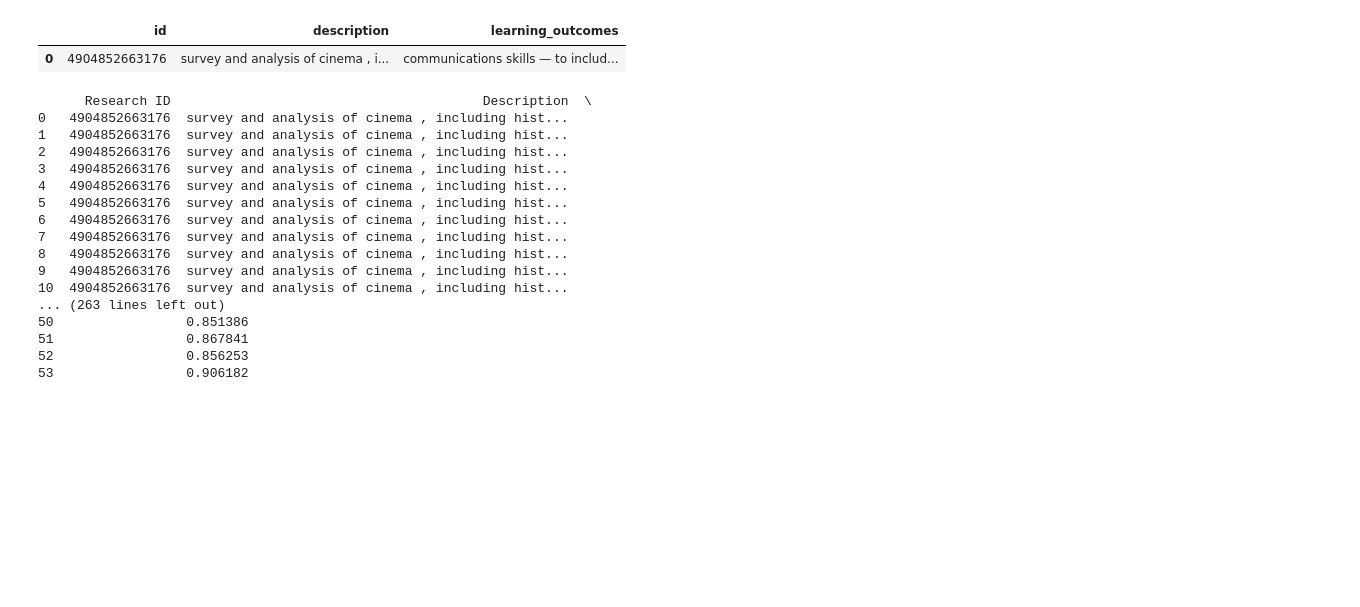
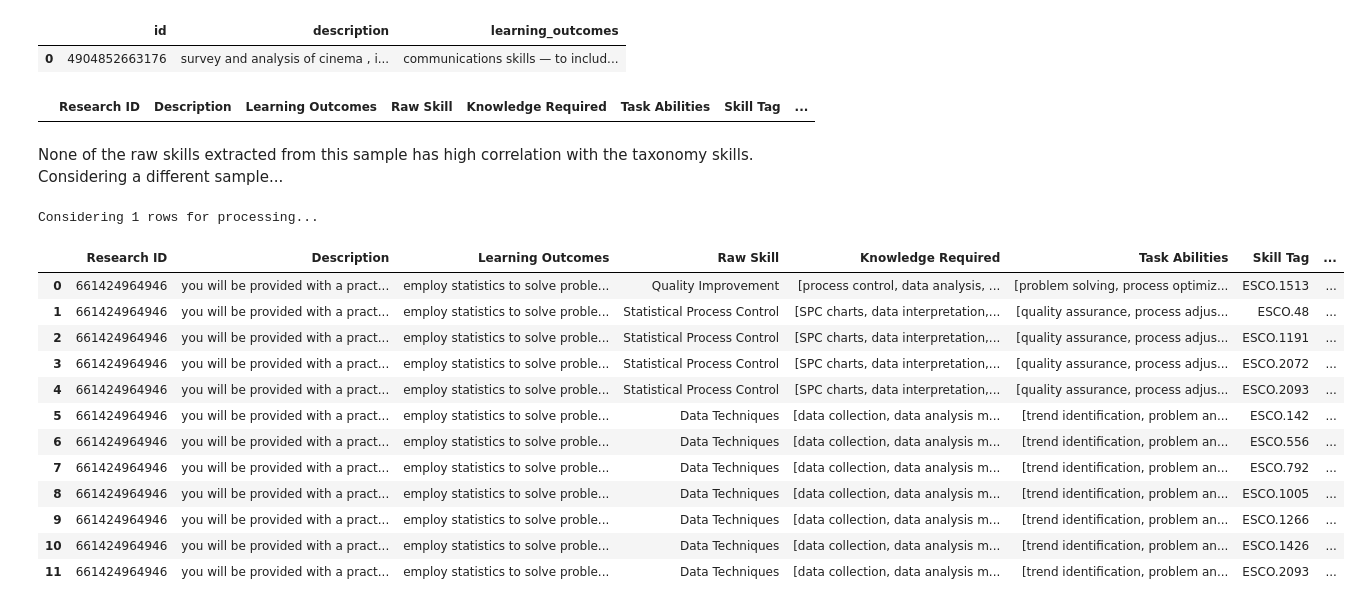
Before and after one commit to LAiSER-Software/extract-module, a Jupyter notebook: dev_space/Extract Function Colab Execution.ipynb, the cells around one changed output. Cells and saved outputs as stored; diff of their text form; code cells hidden in the pictures; blank space fills up the shorter version.

```diff
--- a/dev_space/Extract Function Colab Execution.ipynb
+++ b/dev_space/Extract Function Colab Execution.ipynb
@@ -178,23 +172,35 @@ syllabi_sample
 output = se.extractor(syllabi_sample, 'id', text_columns = ['description', 'learning_outcomes'], input_type = "syllabus")
 # %%
 # save the extracted skills to a csv file
-print(output)
+display(output)
 output.to_csv('extracted_skills_for_sample_syllabus.csv', index=False)
 # %% [output]
-      Research ID                                        Description  \
-0   4904852663176  survey and analysis of cinema , including hist...
-1   4904852663176  survey and analysis of cinema , including hist...
-2   4904852663176  survey and analysis of cinema , including hist...
-3   4904852663176  survey and analysis of cinema , including hist...
-4   4904852663176  survey and analysis of cinema , including hist...
-5   4904852663176  survey and analysis of cinema , including hist...
-6   4904852663176  survey and analysis of cinema , including hist...
-7   4904852663176  survey and analysis of cinema , including hist...
-8   4904852663176  survey and analysis of cinema , including hist...
-9   4904852663176  survey and analysis of cinema , including hist...
-10  4904852663176  survey and analysis of cinema , including hist...
-... (263 lines left out)
-50                 0.851386
-51                 0.867841
-52                 0.856253
-53                 0.906182
+|  | Research ID | Description | Learning Outcomes | Raw Skill | Knowledge Required | Task Abilities | Skill Tag | ... |
+# %% [markdown]
+None of the raw skills extracted from this sample has high correlation with the taxonomy skills. Considering a different sample...
+# %%
+syllabi = pd.read_csv("https://raw.githubusercontent.com/LAiSER-Software/datasets/refs/heads/master/syllabi-data/preprocessed_50_opensyllabus_syllabi_data.csv")
+syllabi = syllabi[['id', 'description', 'learning_outcomes']]
+syllabi_sample = syllabi[1:2]
+print("Considering", len(syllabi_sample), "rows for processing...")
+
+output = se.extractor(syllabi_sample, 'id', text_columns = ['description', 'learning_outcomes'], input_type = "syllabus")
+
+# save the extracted skills to a csv file
+display(output)
+output.to_csv('extracted_skills_for_sample_syllabus.csv', index=False)
+# %% [output]
+Considering 1 rows for processing...
+|  | Research ID | Description | Learning Outcomes | Raw Skill | Knowledge Required | Task Abilities | Skill Tag | ... |
+| 0 | 661424964946 | you will be provided with a pract... | employ statistics to solve proble... | Quality Improvement | [process control, data analysis, ... | [problem solving, process optimiz... | ESCO.1513 | ... |
+| 1 | 661424964946 | you will be provided with a pract... | employ statistics to solve proble... | Statistical Process Control | [SPC charts, data interpretation,... | [quality assurance, process adjus... | ESCO.48 | ... |
+| 2 | 661424964946 | you will be provided with a pract... | employ statistics to solve proble... | Statistical Process Control | [SPC charts, data interpretation,... | [quality assurance, process adjus... | ESCO.1191 | ... |
+| 3 | 661424964946 | you will be provided with a pract... | employ statistics to solve proble... | Statistical Process Control | [SPC charts, data interpretation,... | [quality assurance, process adjus... | ESCO.2072 | ... |
+| 4 | 661424964946 | you will be provided with a pract... | employ statistics to solve proble... | Statistical Process Control | [SPC charts, data interpretation,... | [quality assurance, process adjus... | ESCO.2093 | ... |
+| 5 | 661424964946 | you will be provided with a pract... | employ statistics to solve proble... | Data Techniques | [data collection, data analysis m... | [trend identification, problem an... | ESCO.142 | ... |
+| 6 | 661424964946 | you will be provided with a pract... | employ statistics to solve proble... | Data Techniques | [data collection, data analysis m... | [trend identification, problem an... | ESCO.556 | ... |
+| 7 | 661424964946 | you will be provided with a pract... | employ statistics to solve proble... | Data Techniques | [data collection, data analysis m... | [trend identification, problem an... | ESCO.792 | ... |
+| 8 | 661424964946 | you will be provided with a pract... | employ statistics to solve proble... | Data Techniques | [data collection, data analysis m... | [trend identification, problem an... | ESCO.1005 | ... |
+| 9 | 661424964946 | you will be provided with a pract... | employ statistics to solve proble... | Data Techniques | [data collection, data analysis m... | [trend identification, problem an... | ESCO.1266 | ... |
+| 10 | 661424964946 | you will be provided with a pract... | employ statistics to solve proble... | Data Techniques | [data collection, data analysis m... | [trend identification, problem an... | ESCO.1426 | ... |
+| 11 | 661424964946 | you will be provided with a pract... | employ statistics to solve proble... | Data Techniques | [data collection, data analysis m... | [trend identification, problem an... | ESCO.2093 | ... |
```
Also changed, not shown: parts of 9 cells of this notebook.
